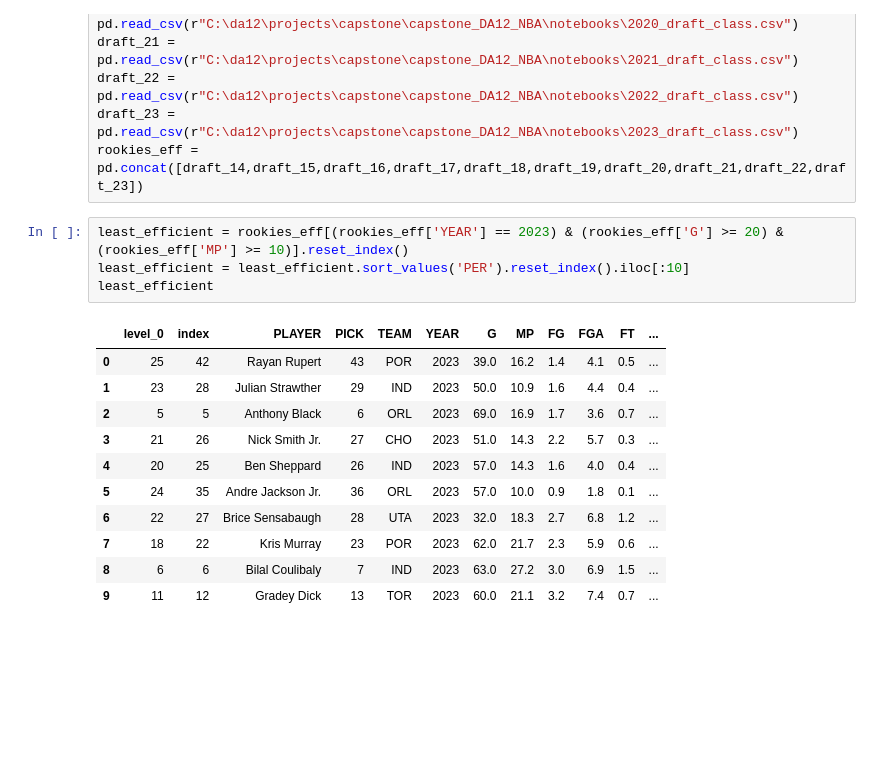
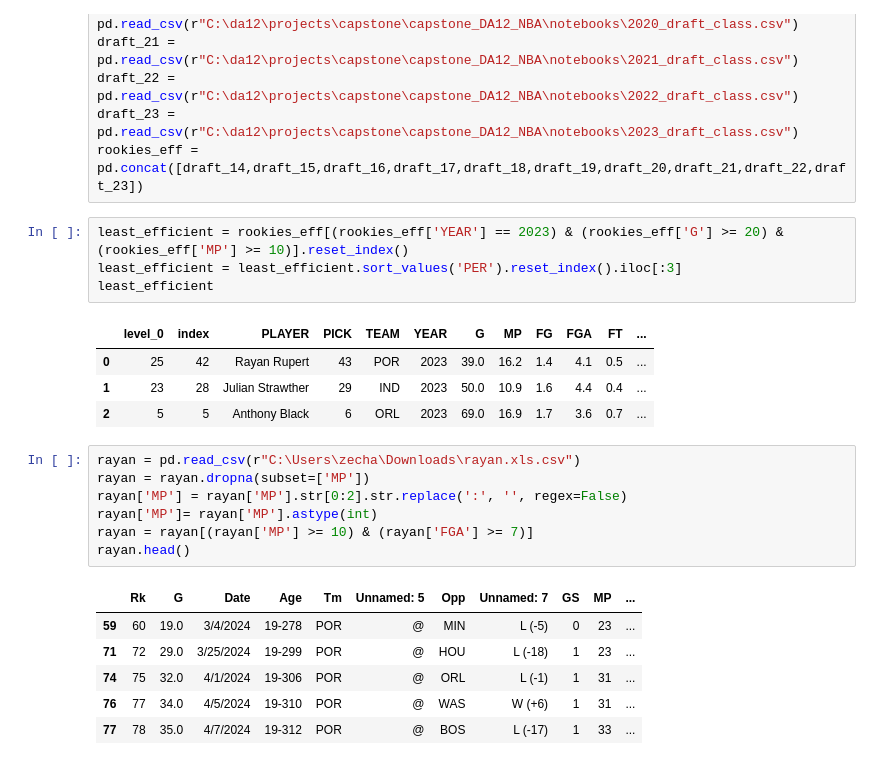
Before and after one commit to Zavello/capstone_DA12_NBA, a Jupyter notebook: notebooks/low_eff_shot_chart.ipynb, the cells around one changed output. Saved outputs shown, nothing was run; the diff lists cells and outputs as text; blank space fills up the shorter version.

Commit message:
least_eff_shotchart

```diff
--- a/notebooks/low_eff_shot_chart.ipynb
+++ b/notebooks/low_eff_shot_chart.ipynb
@@ -46,17 +46,24 @@ draft_23 = pd.read_csv(r"C:\da12\projects\capstone\capstone_DA12_NBA\notebooks\2
 rookies_eff = pd.concat([draft_14,draft_15,draft_16,draft_17,draft_18,draft_19,draft_20,draft_21,draft_22,draft_23])
 # %%
 least_efficient = rookies_eff[(rookies_eff['YEAR'] == 2023) & (rookies_eff['G'] >= 20) & (rookies_eff['MP'] >= 10)].reset_index()
-least_efficient = least_efficient.sort_values('PER').reset_index().iloc[:10]
+least_efficient = least_efficient.sort_values('PER').reset_index().iloc[:3]
 least_efficient
 # %% [output]
 |  | level_0 | index | PLAYER | PICK | TEAM | YEAR | G | MP | FG | FGA | FT | ... |
 | 0 | 25 | 42 | Rayan Rupert | 43 | POR | 2023 | 39.0 | 16.2 | 1.4 | 4.1 | 0.5 | ... |
 | 1 | 23 | 28 | Julian Strawther | 29 | IND | 2023 | 50.0 | 10.9 | 1.6 | 4.4 | 0.4 | ... |
 | 2 | 5 | 5 | Anthony Black | 6 | ORL | 2023 | 69.0 | 16.9 | 1.7 | 3.6 | 0.7 | ... |
-| 3 | 21 | 26 | Nick Smith Jr. | 27 | CHO | 2023 | 51.0 | 14.3 | 2.2 | 5.7 | 0.3 | ... |
-| 4 | 20 | 25 | Ben Sheppard | 26 | IND | 2023 | 57.0 | 14.3 | 1.6 | 4.0 | 0.4 | ... |
-| 5 | 24 | 35 | Andre Jackson Jr. | 36 | ORL | 2023 | 57.0 | 10.0 | 0.9 | 1.8 | 0.1 | ... |
-| 6 | 22 | 27 | Brice Sensabaugh | 28 | UTA | 2023 | 32.0 | 18.3 | 2.7 | 6.8 | 1.2 | ... |
-| 7 | 18 | 22 | Kris Murray | 23 | POR | 2023 | 62.0 | 21.7 | 2.3 | 5.9 | 0.6 | ... |
-| 8 | 6 | 6 | Bilal Coulibaly | 7 | IND | 2023 | 63.0 | 27.2 | 3.0 | 6.9 | 1.5 | ... |
-| 9 | 11 | 12 | Gradey Dick | 13 | TOR | 2023 | 60.0 | 21.1 | 3.2 | 7.4 | 0.7 | ... |
+# %%
+rayan = pd.read_csv(r"C:\Users\zecha\Downloads\rayan.xls.csv")
+rayan = rayan.dropna(subset=['MP'])
+rayan['MP'] = rayan['MP'].str[0:2].str.replace(':', '', regex=False)
+rayan['MP']= rayan['MP'].astype(int)
+rayan = rayan[(rayan['MP'] >= 10) & (rayan['FGA'] >= 7)]
+rayan.head()
+# %% [output]
+|  | Rk | G | Date | Age | Tm | Unnamed: 5 | Opp | Unnamed: 7 | GS | MP | ... |
+| 59 | 60 | 19.0 | 3/4/2024 | 19-278 | POR | @ | MIN | L (-5) | 0 | 23 | ... |
+| 71 | 72 | 29.0 | 3/25/2024 | 19-299 | POR | @ | HOU | L (-18) | 1 | 23 | ... |
+| 74 | 75 | 32.0 | 4/1/2024 | 19-306 | POR | @ | ORL | L (-1) | 1 | 31 | ... |
+| 76 | 77 | 34.0 | 4/5/2024 | 19-310 | POR | @ | WAS | W (+6) | 1 | 31 | ... |
+| 77 | 78 | 35.0 | 4/7/2024 | 19-312 | POR | @ | BOS | L (-17) | 1 | 33 | ... |
```
Also changed, not shown: parts of 16 cells of this notebook, 9 other files.
